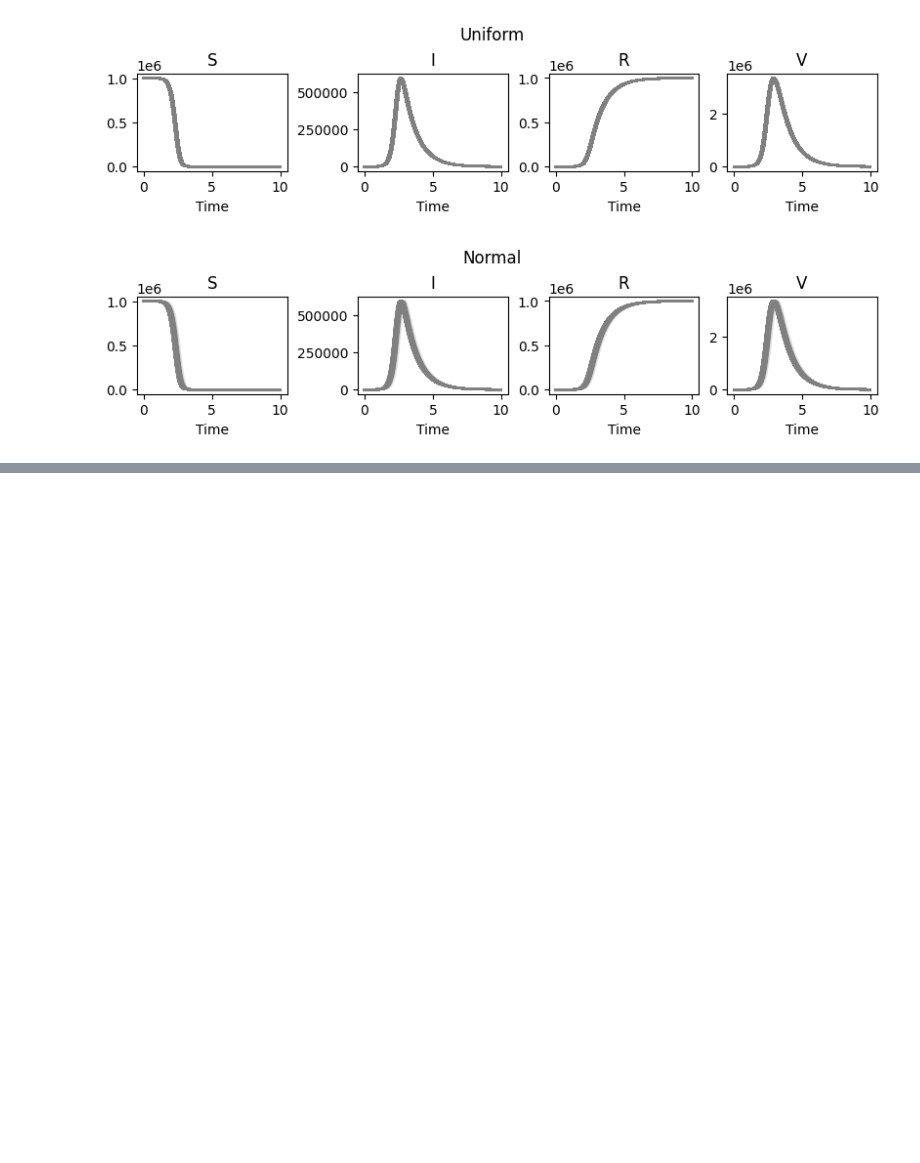
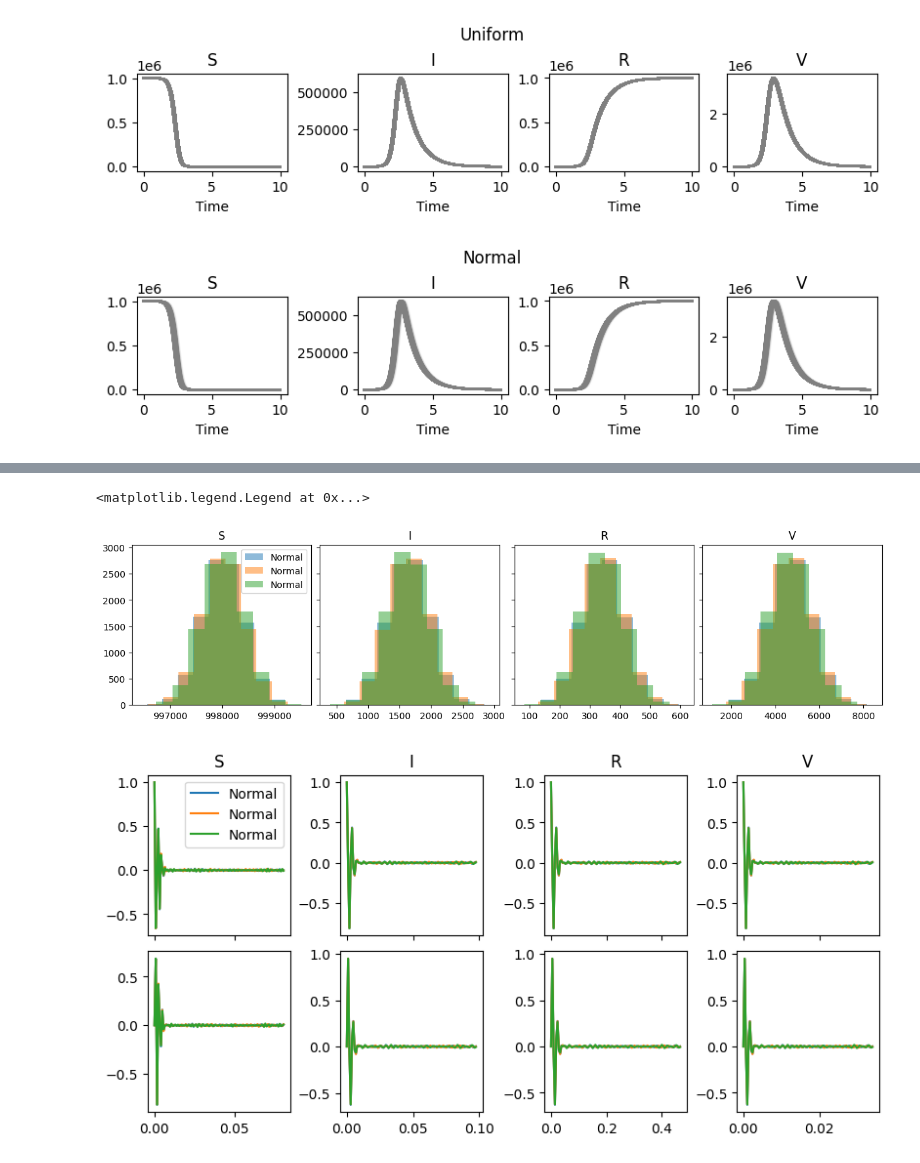
Before and after one commit to tjsego/libSSR, a Jupyter notebook: examples/python/notebooks/sir_basico.ipynb, the cells around one changed output, grey strips where cells are left out. Saved outputs shown, nothing was run; the diff lists cells and outputs as text; code cells hidden in the pictures; blank space fills up the shorter version.

```diff
--- a/examples/python/notebooks/sir_basico.ipynb
+++ b/examples/python/notebooks/sir_basico.ipynb
@@ -177,0 +283,36 @@ basico.remove_datamodel(rr_2)
+# %%
+ecf_all2 = []
+for _res in results_all2:
+    ecf_j = {}
+    for name in model_names:
+        ecf_n = np.ndarray((num_steps, num_evals, 2), dtype=float)
+        for i in range(num_steps):
+            ecf_n[i, :, :] = libssr.ecf(_res[name][:, i].T, eval_t_all[name][i]).copy()
+        ecf_j[name] = ecf_n.copy()
+    ecf_all2.append(ecf_j)
+# %%
+step_oi = 10
+
+dist_labels = ['Normal', 'Normal', 'Normal']
+
+fig, ax = plt.subplots(1, len(model_names), figsize=(12.0, 3.0), layout='compressed', sharey=True)
+for i, name in enumerate(model_names):
+    for res in results_all2:
+        ax[i].hist(res[name][:, step_oi], alpha=0.5)
+    ax[i].set_title(name)
+ax[0].legend(dist_labels)
+
+fig, ax = plt.subplots(2, len(model_names), figsize=(8.0, 4.0), layout='compressed', sharex='col')
+for i, name in enumerate(model_names):
+    eval_t = libssr.get_eval_info_times(num_evals, libssr.eval_final(results_all2[0][name].T[step_oi, :], num_pers))
+
+    for j, ecf_j in enumerate(ecf_all2):
+        ax[0][i].plot(eval_t, ecf_j[name][step_oi, :, 0], label=dist_labels[j])
+        ax[1][i].plot(eval_t, ecf_j[name][step_oi, :, 1], label=dist_labels[j])
+
+    ax[0][i].set_title(name)
+ax[0][0].legend(dist_labels)
+# %% [output]
+<matplotlib.legend.Legend at 0x...>
+[figure, added]
+[figure, added]
```
Also changed, not shown: parts of 20 cells of this notebook.
